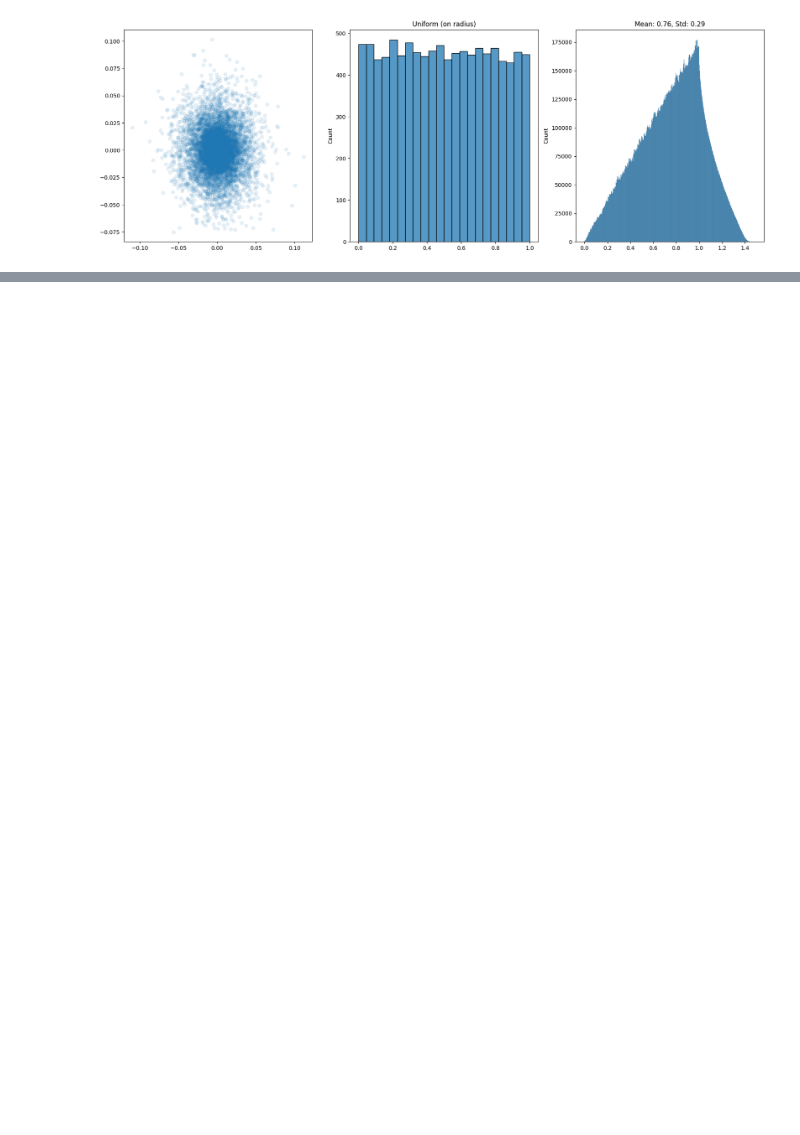
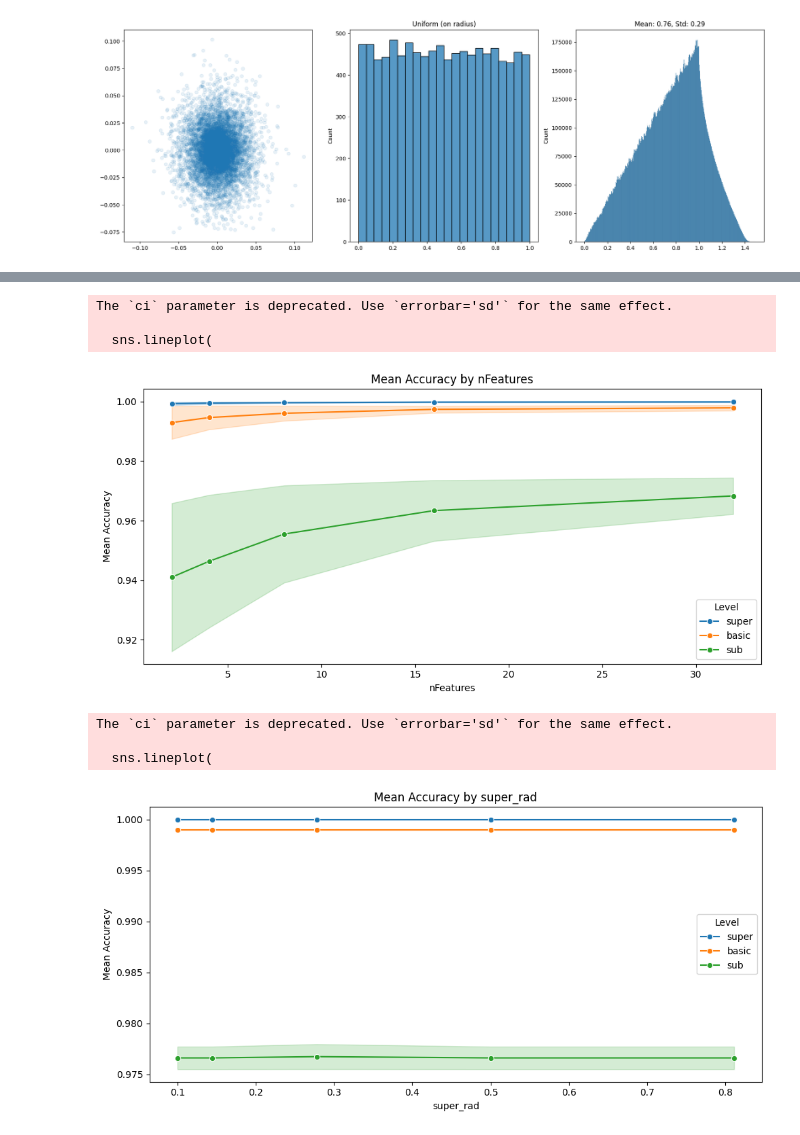
Before and after one commit to tobasummandal/deepCats, a Jupyter notebook: cat_sim_modified.ipynb, the cells around one changed output, grey strips where cells are left out. Cells and saved outputs as stored; diff of their text form; code cells hidden in the pictures; blank space fills up the shorter version.

```diff
--- a/cat_sim_modified.ipynb
+++ b/cat_sim_modified.ipynb
@@ -318,6 +261,0 @@ array([[-0.01306027,  0.04596215,  0.07360069, ..., -0.04551254,
-# %%
-plt.plot(subExemplars[:,0],subExemplars[:,1],'o')
-for i in range(subCentroids.shape[0]):
-    plt.plot(subCentroids[i,0],subCentroids[i,1],'x')
-
-plt.axis('equal')
@@ -748,0 +262,17 @@ print(subSimNormalRTSummary)
+# %%
+def run_ebrw_for_row(row, param_name, c_value=1.0, b_value=0.25, file_prefix="ebrw_results"):
+    # Compose ebrw_kwargs
+    ebrw_kwargs = {"c": c_value, "b": b_value}
+    # Compose file name
+    file_name = f"{file_prefix}_{param_name}_{row[param_name]}_c_{c_value}_b_{b_value}.csv"
+    # Run simulation
+    simReps = row['exemplars']
+    performance, accSummary, RTSummary = cat.run_ebrw_simulation(
+        ebrw_kwargs=ebrw_kwargs,
+        simReps=simReps,
+        file_name=file_name
+    )
+    print(f"Results for {param_name}={row[param_name]}, c={c_value}, b={b_value}:")
+    print(accSummary)
+    print(RTSummary)
+    return performance, accSummary, RTSummary
@@ -748,0 +351,27 @@ print(subSimNormalRTSummary)
+# %%
+# List of parameters to plot
+param_list = ['nFeatures', 'super_rad']
+
+for param in param_list:
+    df_param = results_df[results_df['param'] == param]
+    plt.figure(figsize=(10, 5))
+    sns.lineplot(
+        data=df_param,
+        x='param_value', y='mean_acc',
+        hue='level', marker='o', err_style='band', ci='sd'
+    )
+    plt.title(f'Mean Accuracy by {param}')
+    plt.xlabel(param)
+    plt.ylabel('Mean Accuracy')
+    plt.legend(title='Level')
+    plt.tight_layout()
+    plt.show()
+# %% [output]
+The `ci` parameter is deprecated. Use `errorbar='sd'` for the same effect.
+
+  sns.lineplot(
+[figure, added]
+The `ci` parameter is deprecated. Use `errorbar='sd'` for the same effect.
+
+  sns.lineplot(
+[figure, added]
```
Also changed, not shown: parts of 36 cells of this notebook.
